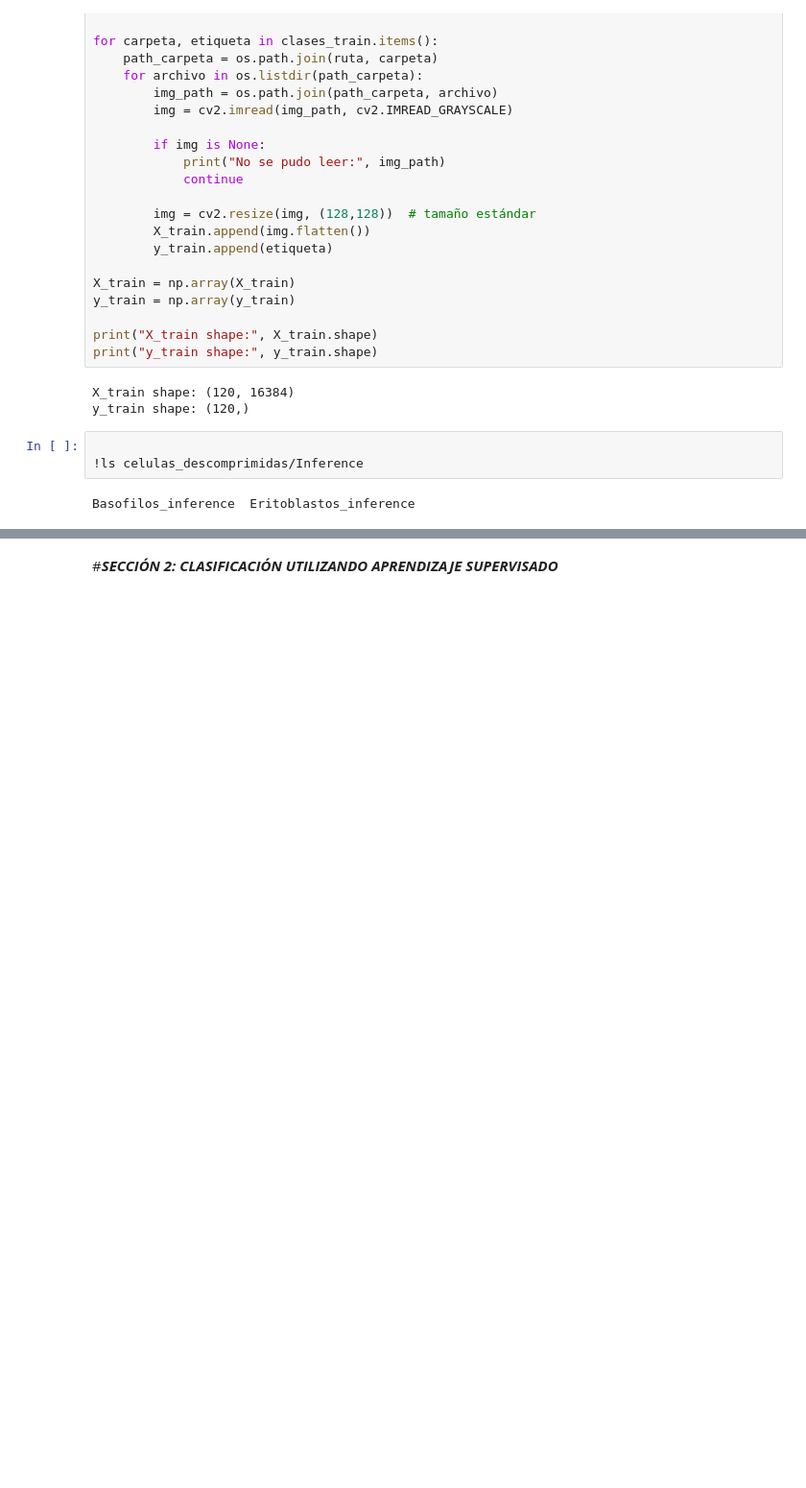
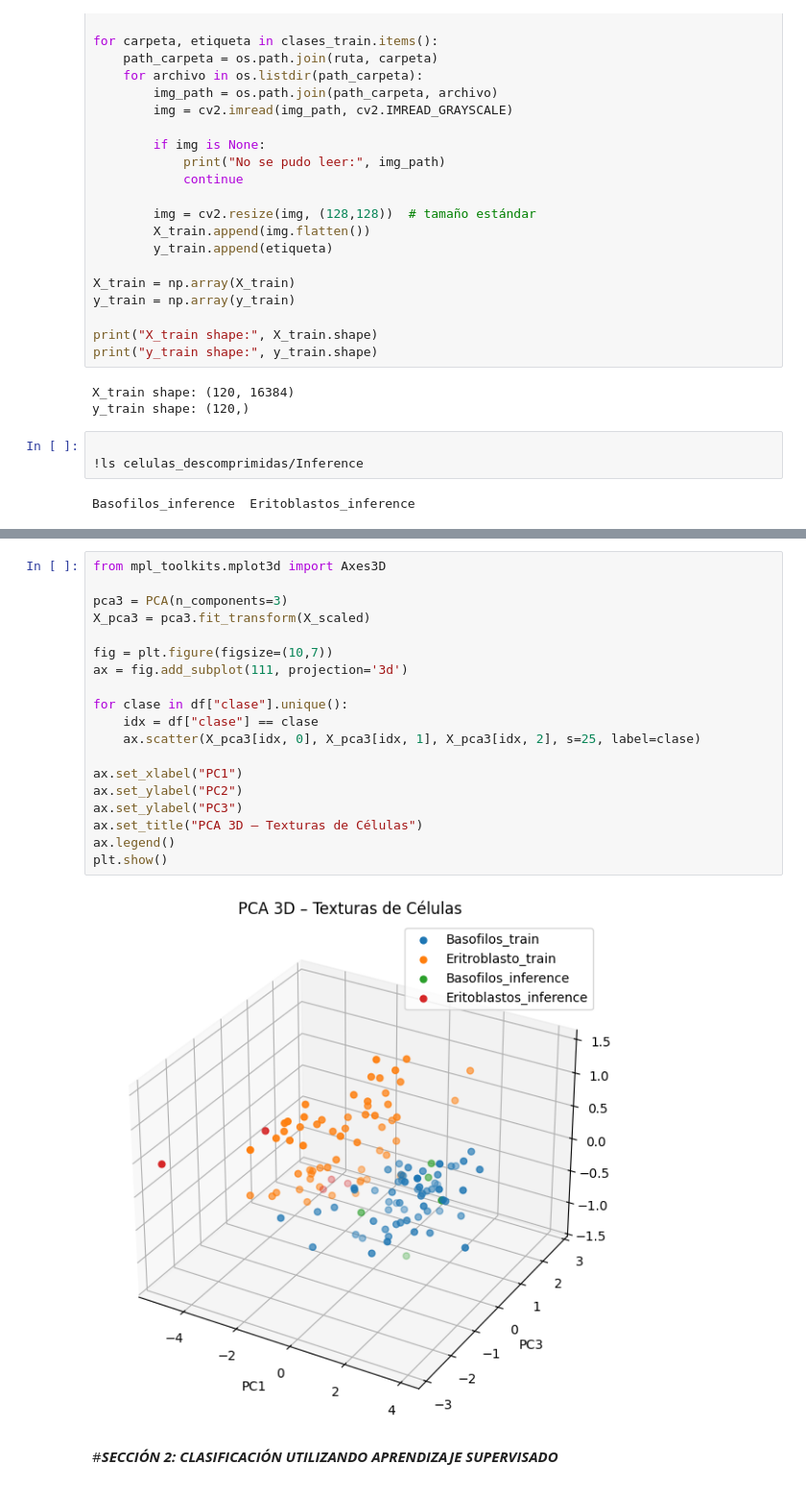
Before and after one commit to MiguelAngeloTr/Aprendizaje_Automatico, a Jupyter notebook: Entrega_6/Clasificacion_de_celulas.ipynb, the cells around one changed output, grey strips where cells are left out. Shown at 96% size. Drawn from its saved outputs; the diff is of its cells as text; blank space fills up the shorter version.

```diff
--- a/Entrega_6/Clasificacion_de_celulas.ipynb
+++ b/Entrega_6/Clasificacion_de_celulas.ipynb
@@ -122,2 +276,23 @@ y_test shape: (10,)
+# %%
+from mpl_toolkits.mplot3d import Axes3D
+
+pca3 = PCA(n_components=3)
+X_pca3 = pca3.fit_transform(X_scaled)
+
+fig = plt.figure(figsize=(10,7))
+ax = fig.add_subplot(111, projection='3d')
+
+for clase in df["clase"].unique():
+    idx = df["clase"] == clase
+    ax.scatter(X_pca3[idx, 0], X_pca3[idx, 1], X_pca3[idx, 2], s=25, label=clase)
+
+ax.set_xlabel("PC1")
+ax.set_ylabel("PC2")
+ax.set_ylabel("PC3")
+ax.set_title("PCA 3D – Texturas de Células")
+ax.legend()
+plt.show()
+# %% [output]
+[figure, added]
 # %% [markdown]
 #***SECCIÓN 2: CLASIFICACIÓN UTILIZANDO APRENDIZAJE SUPERVISADO***
```
Also changed, not shown: parts of 9 cells of this notebook.
